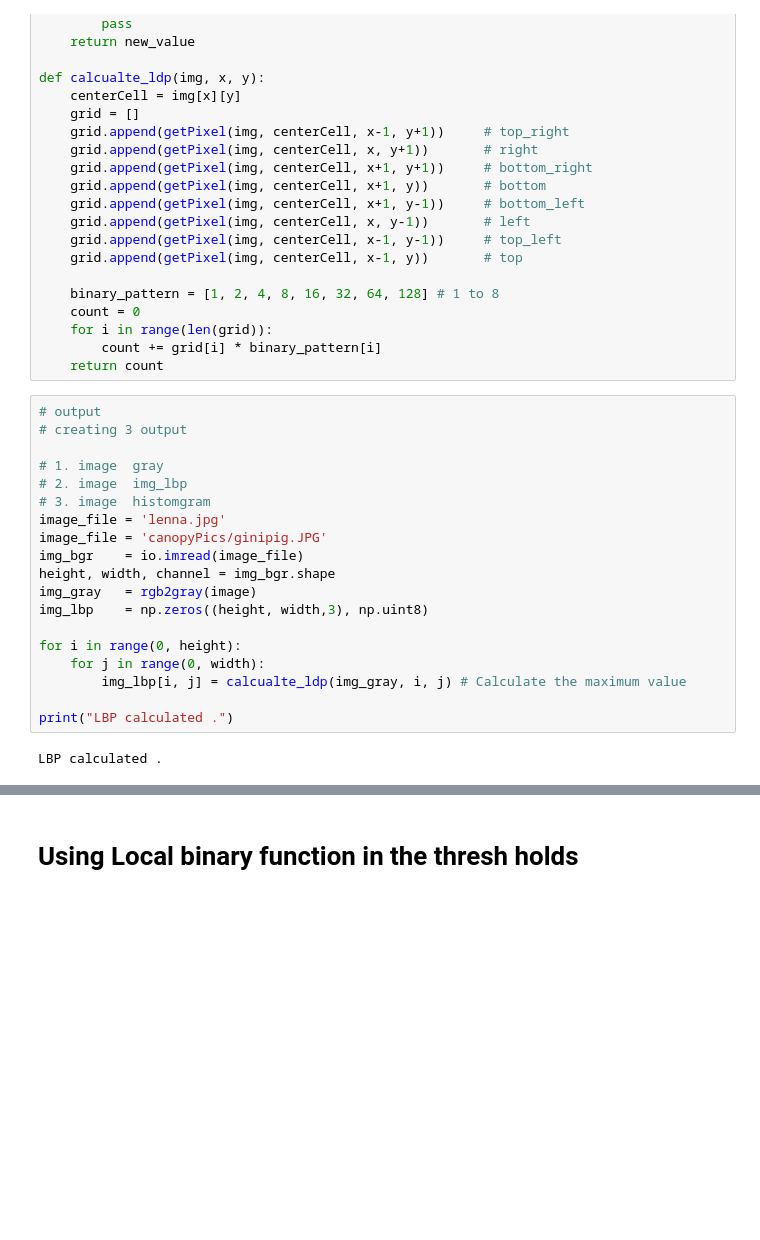
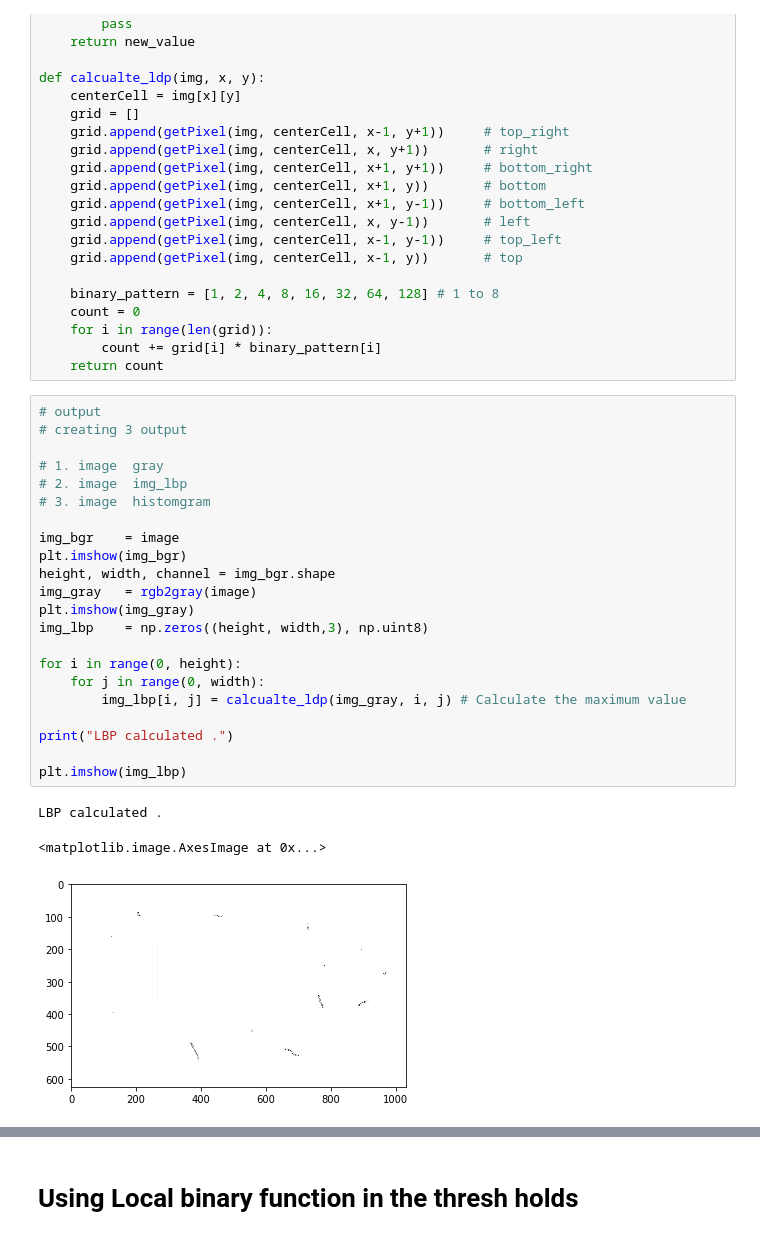
Before and after one commit to dishan3x/Lbp_Object_identification, a Jupyter notebook: localBinaryApproach.ipynb, the cells around one changed output, grey strips where cells are left out. Drawn from its saved outputs; the diff is of its cells as text; blank space fills up the shorter version.

```diff
--- a/localBinaryApproach.ipynb
+++ b/localBinaryApproach.ipynb
@@ -86,21 +98,26 @@ def calcualte_ldp(img, x, y):
 # %%
 # output
 # creating 3 output
 
 # 1. image  gray
 # 2. image  img_lbp
 # 3. image  histomgram
-image_file = 'lenna.jpg'
-image_file = 'canopyPics/ginipig.JPG'
-img_bgr    = io.imread(image_file)
+
+img_bgr    = image
+plt.imshow(img_bgr)
 height, width, channel = img_bgr.shape
 img_gray   = rgb2gray(image)
+plt.imshow(img_gray)
 img_lbp    = np.zeros((height, width,3), np.uint8)
 
 for i in range(0, height):
     for j in range(0, width):
         img_lbp[i, j] = calcualte_ldp(img_gray, i, j) # Calculate the maximum value
 
 print("LBP calculated .")
+
+plt.imshow(img_lbp)
 # %% [output]
 LBP calculated .
+<matplotlib.image.AxesImage at 0x...>
+[figure, added]
```
Also changed, not shown: parts of 21 cells of this notebook, 18 other files.
